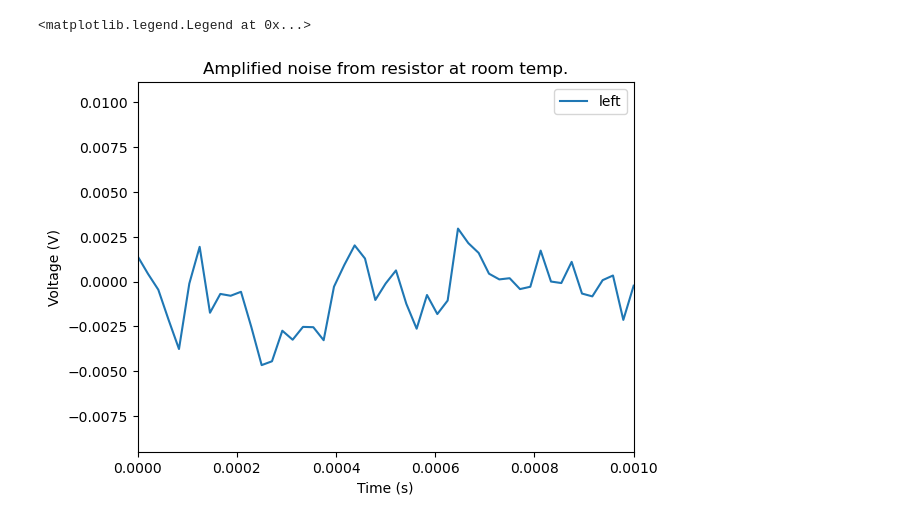
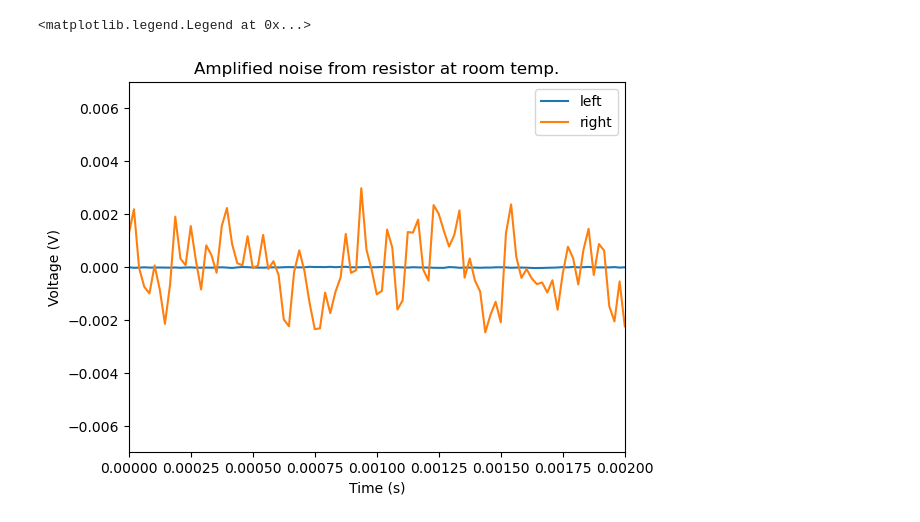
Before and after one commit to loganmachale/PHYS-309, a Jupyter notebook: JN.ipynb, the cells around one changed output. Drawn from its saved outputs; the diff is of its cells as text; code cells hidden in the pictures.

```diff
--- a/JN.ipynb
+++ b/JN.ipynb
@@ -158,23 +162,24 @@ def piece_func(x):
     return y
 # %%
-time,data = importWAV('JN_Circ0.wav')
+time,data = importWAV('1k_Ohm.wav')
 
 v_data = {'left': [], 'right': []}
 
 v_data['left'] = data['left'] / 8.695
 v_data['right'] = data['right'] / 8.695
 
 plt.figure()
 plt.plot(time, v_data['left'], label='left')
+plt.plot(time, v_data['right'], label='right')
 plt.xlabel('Time (s)')
 plt.ylabel('Voltage (V)')
-plt.xlim(0,0.001)
+plt.xlim(0,0.002)
 plt.title('Amplified noise from resistor at room temp.')
 
 plt.legend()
 # %% [output]
 <matplotlib.legend.Legend at 0x...>
-[figure, old version]
+[figure, new version]
 # %%
 # Periodogram and Welch are two techniques for calculating power spectra, with advantages and disadvantages.
 # It is easy to calculate an averaged power spectrum using Welch
```
Also changed, not shown: parts of 4 cells of this notebook, 3 other files.
